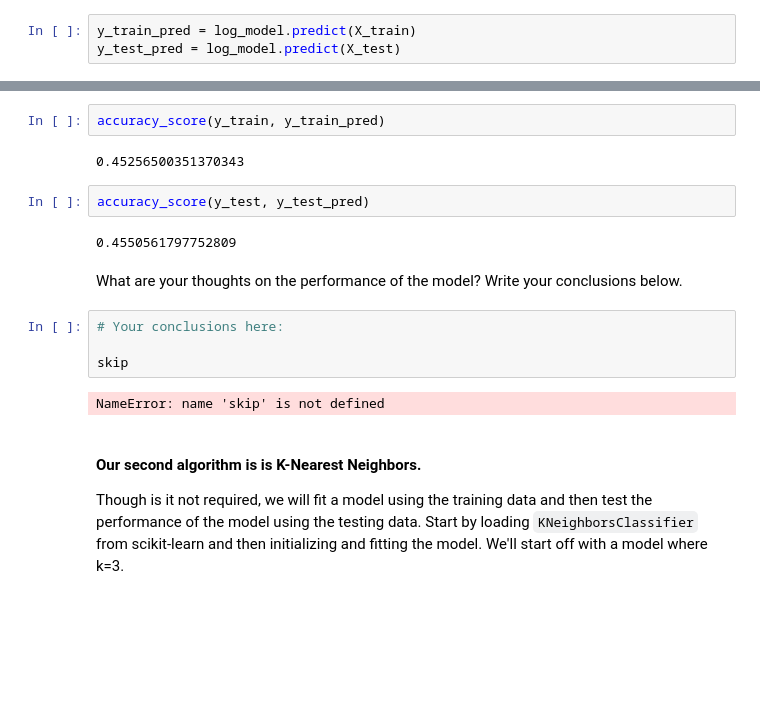
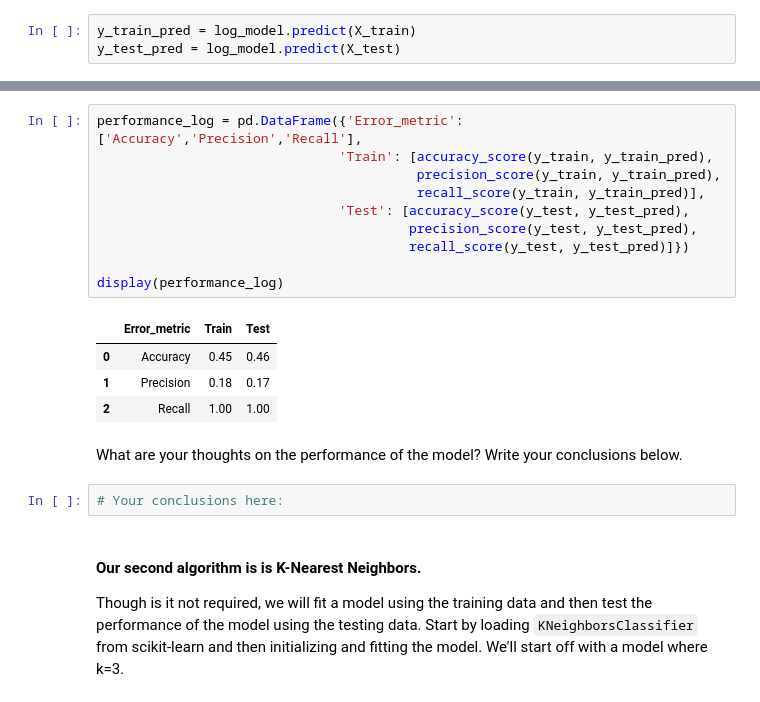
Before and after one commit to Kaci213/Bootcamp, a Jupyter notebook: Module_3/Lab_04_Supervised-Learning/main.ipynb, the cells around one changed output, grey strips where cells are left out. Drawn from its saved outputs; the diff is of its cells as text; blank space fills up the shorter version.

```diff
--- a/Module_3/Lab_04_Supervised-Learning/main.ipynb
+++ b/Module_3/Lab_04_Supervised-Learning/main.ipynb
@@ -473,19 +476,22 @@ plt.show()
-# %%
-accuracy_score(y_train, y_train_pred)
-# %% [output]
-0.45256500351370343
-# %%
-accuracy_score(y_test, y_test_pred)
-# %% [output]
-0.4550561797752809
+# %%
+performance_log = pd.DataFrame({'Error_metric': ['Accuracy','Precision','Recall'],
+                               'Train': [accuracy_score(y_train, y_train_pred),
+                                         precision_score(y_train, y_train_pred),
+                                         recall_score(y_train, y_train_pred)],
+                               'Test': [accuracy_score(y_test, y_test_pred),
+                                        precision_score(y_test, y_test_pred),
+                                        recall_score(y_test, y_test_pred)]})
+
+display(performance_log)
+# %% [output]
+|  | Error_metric | Train | Test |
+| 0 | Accuracy | 0.45 | 0.46 |
+| 1 | Precision | 0.18 | 0.17 |
+| 2 | Recall | 1.00 | 1.00 |
 # %% [markdown]
 What are your thoughts on the performance of the model? Write your conclusions below.
 # %%
 # Your conclusions here:
-
-skip
-# %% [output]
-NameError: name 'skip' is not defined
 # %% [markdown]
 #### Our second algorithm is is K-Nearest Neighbors.
 
```
Also changed, not shown: parts of 12 cells of this notebook, 1 other file.
